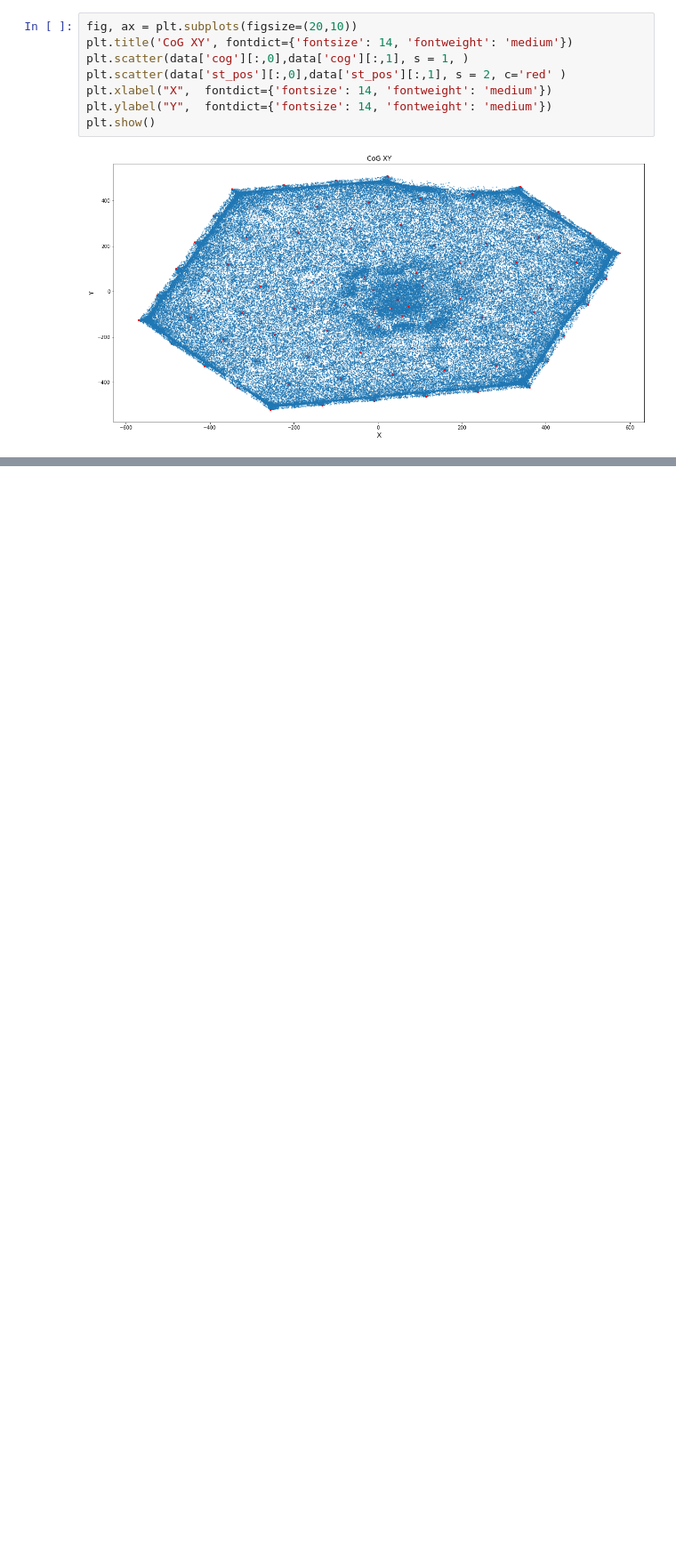
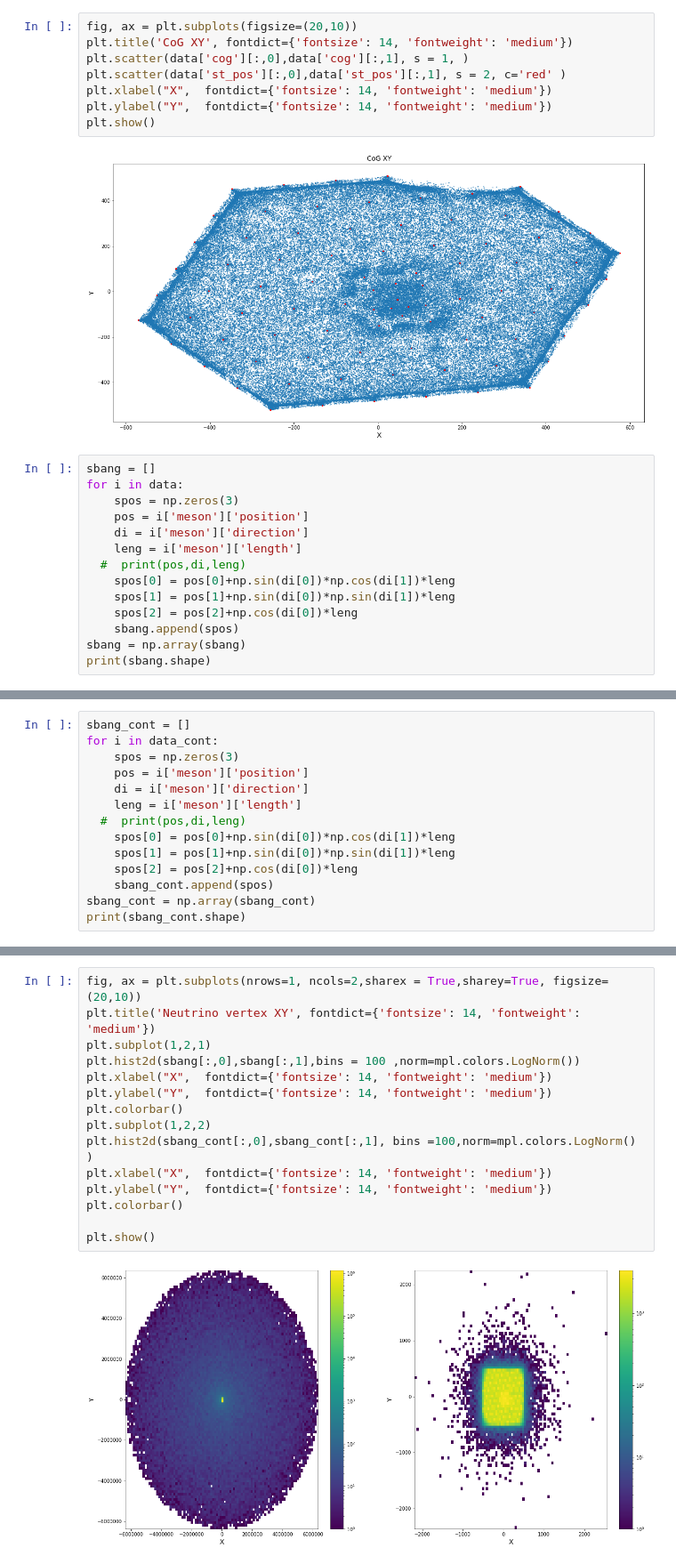
Before and after one commit to dpankova/DoublePulse, a Jupyter notebook: notebooks/NewFormat/NewFormat_plot_checks-containment.ipynb, the cells around one changed output, grey strips where cells are left out. Shown at 89% size. Drawn from its saved outputs; the diff is of its cells as text; blank space fills up the shorter version.

```diff
--- a/notebooks/NewFormat/NewFormat_plot_checks-containment.ipynb
+++ b/notebooks/NewFormat/NewFormat_plot_checks-containment.ipynb
@@ -149,3 +149,17 @@ plt.ylabel("Y",  fontdict={'fontsize': 14, 'fontweight': 'medium'})
 plt.show()
 # %% [output]
 [figure]
+# %%
+sbang = []
+for i in data:
+    spos = np.zeros(3)
+    pos = i['meson']['position']
+    di = i['meson']['direction']
+    leng = i['meson']['length']
+  #  print(pos,di,leng)
+    spos[0] = pos[0]+np.sin(di[0])*np.cos(di[1])*leng
+    spos[1] = pos[1]+np.sin(di[0])*np.sin(di[1])*leng
+    spos[2] = pos[2]+np.cos(di[0])*leng
+    sbang.append(spos)
+sbang = np.array(sbang)
+print(sbang.shape)
@@ -151,0 +168,14 @@ plt.show()
+# %%
+sbang_cont = []
+for i in data_cont:
+    spos = np.zeros(3)
+    pos = i['meson']['position']
+    di = i['meson']['direction']
+    leng = i['meson']['length']
+  #  print(pos,di,leng)
+    spos[0] = pos[0]+np.sin(di[0])*np.cos(di[1])*leng
+    spos[1] = pos[1]+np.sin(di[0])*np.sin(di[1])*leng
+    spos[2] = pos[2]+np.cos(di[0])*leng
+    sbang_cont.append(spos)
+sbang_cont = np.array(sbang_cont)
+print(sbang_cont.shape)
@@ -151,0 +206,17 @@ plt.show()
+# %%
+fig, ax = plt.subplots(nrows=1, ncols=2,sharex = True,sharey=True, figsize=(20,10))
+plt.title('Neutrino vertex XY', fontdict={'fontsize': 14, 'fontweight': 'medium'})
+plt.subplot(1,2,1)
+plt.hist2d(sbang[:,0],sbang[:,1],bins = 100 ,norm=mpl.colors.LogNorm())
+plt.xlabel("X",  fontdict={'fontsize': 14, 'fontweight': 'medium'})
+plt.ylabel("Y",  fontdict={'fontsize': 14, 'fontweight': 'medium'})
+plt.colorbar()
+plt.subplot(1,2,2)
+plt.hist2d(sbang_cont[:,0],sbang_cont[:,1], bins =100,norm=mpl.colors.LogNorm() )
+plt.xlabel("X",  fontdict={'fontsize': 14, 'fontweight': 'medium'})
+plt.ylabel("Y",  fontdict={'fontsize': 14, 'fontweight': 'medium'})
+plt.colorbar()
+
+plt.show()
+# %% [output]
+[figure, added]
```
Also changed, not shown: parts of 32 cells of this notebook, 9 other files.
